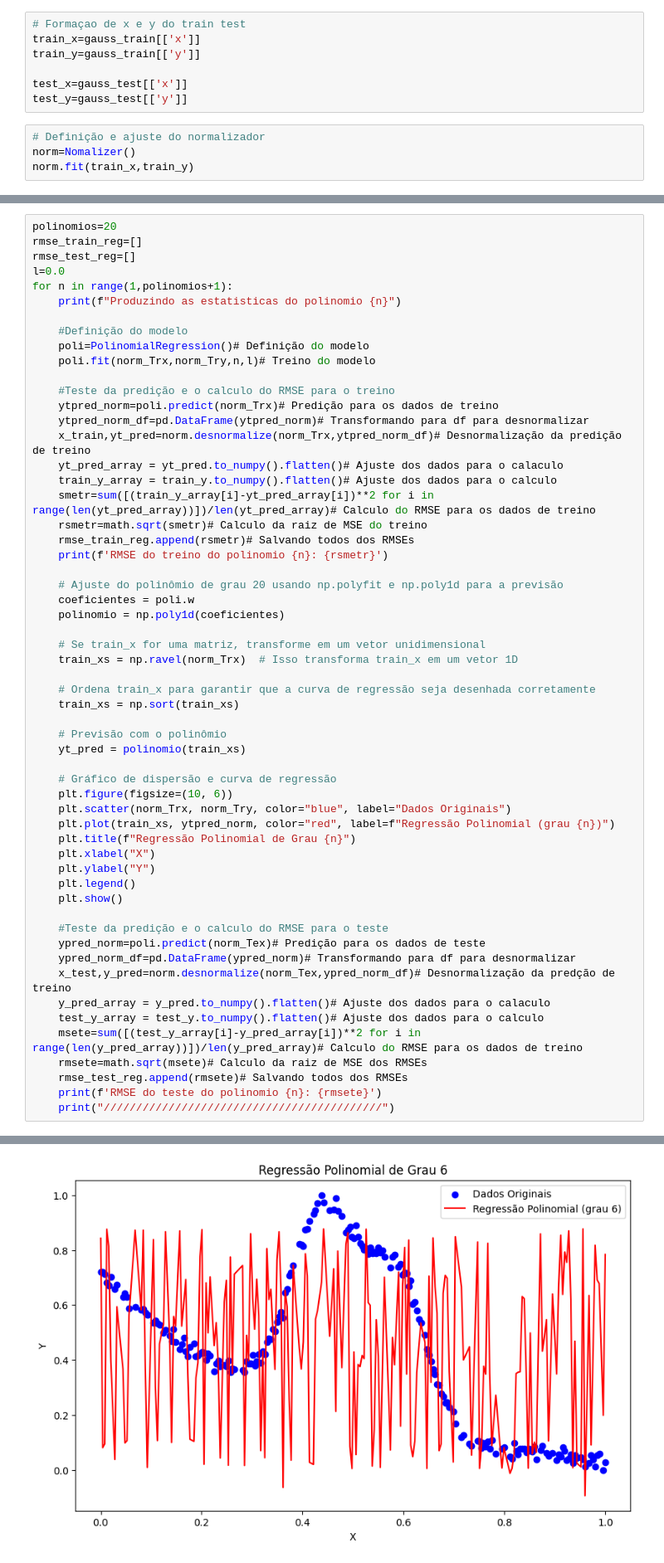
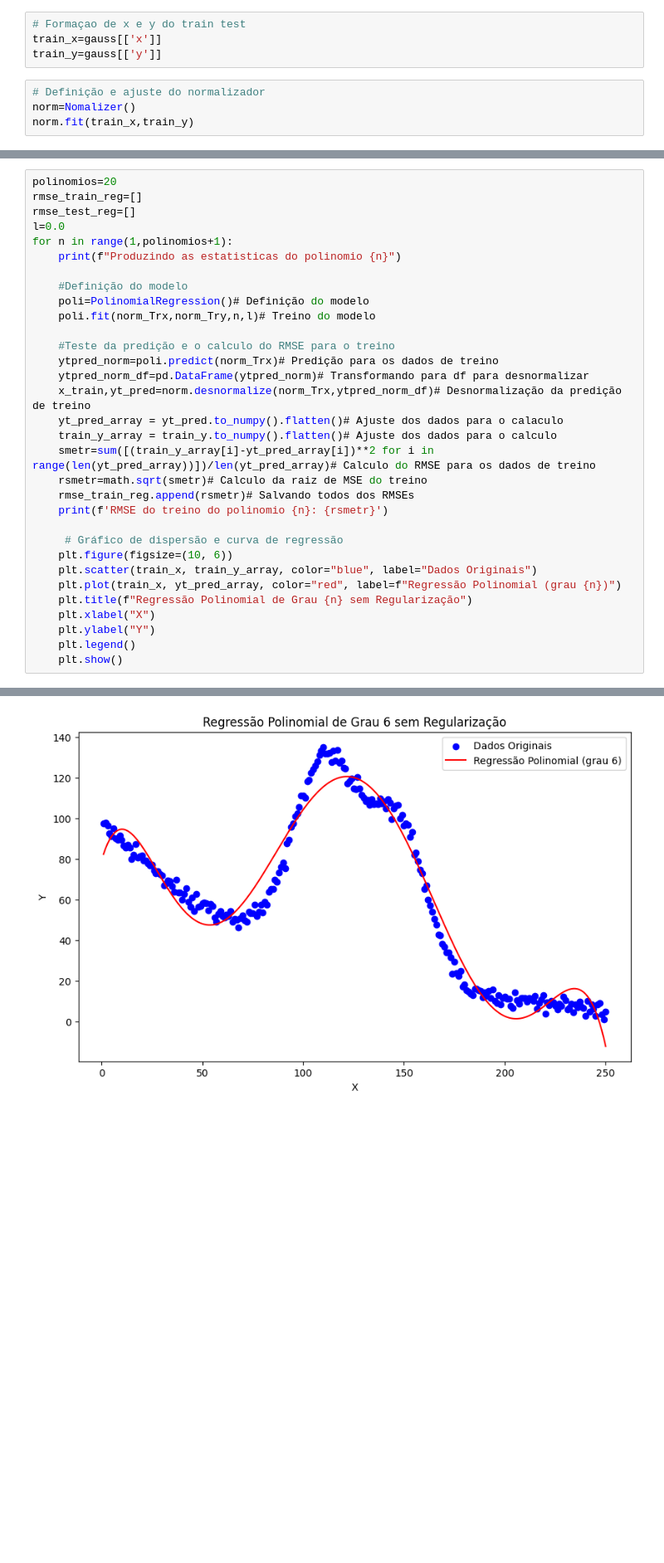
Before and after one commit to J0hnV1ct0r/Rpad, a Jupyter notebook: Regressao_polinomial.ipynb, the cells around one changed output, grey strips where cells are left out. Shown at 83% size. Saved outputs shown, nothing was run; the diff lists cells and outputs as text; blank space fills up the shorter version.

```diff
--- a/Regressao_polinomial.ipynb
+++ b/Regressao_polinomial.ipynb
@@ -301,10 +296,7 @@ gauss_test=gauss_test.reset_index(drop=True)
 # %%
 # Formaçao de x e y do train test
-train_x=gauss_train[['x']]
-train_y=gauss_train[['y']]
-
-test_x=gauss_test[['x']]
-test_y=gauss_test[['y']]
+train_x=gauss[['x']]
+train_y=gauss[['y']]
 # %%
 # Definição e ajuste do normalizador
 norm=Nomalizer()
@@ -336,39 +327,14 @@ for n in range(1,polinomios+1):
     rmse_train_reg.append(rsmetr)# Salvando todos dos RMSEs
     print(f'RMSE do treino do polinomio {n}: {rsmetr}')
 
-    # Ajuste do polinômio de grau 20 usando np.polyfit e np.poly1d para a previsão
-    coeficientes = poli.w
-    polinomio = np.poly1d(coeficientes)
-
-    # Se train_x for uma matriz, transforme em um vetor unidimensional
-    train_xs = np.ravel(norm_Trx)  # Isso transforma train_x em um vetor 1D
-
-    # Ordena train_x para garantir que a curva de regressão seja desenhada corretamente
-    train_xs = np.sort(train_xs)
-
-    # Previsão com o polinômio
-    yt_pred = polinomio(train_xs)
-
-    # Gráfico de dispersão e curva de regressão
+     # Gráfico de dispersão e curva de regressão
     plt.figure(figsize=(10, 6))
-    plt.scatter(norm_Trx, norm_Try, color="blue", label="Dados Originais")
-    plt.plot(train_xs, ytpred_norm, color="red", label=f"Regressão Polinomial (grau {n})")
-    plt.title(f"Regressão Polinomial de Grau {n}")
+    plt.scatter(train_x, train_y_array, color="blue", label="Dados Originais")
+    plt.plot(train_x, yt_pred_array, color="red", label=f"Regressão Polinomial (grau {n})")
+    plt.title(f"Regressão Polinomial de Grau {n} sem Regularização")
     plt.xlabel("X")
     plt.ylabel("Y")
     plt.legend()
     plt.show()
-
-    #Teste da predição e o calculo do RMSE para o teste
-    ypred_norm=poli.predict(norm_Tex)# Predição para os dados de teste
-    ypred_norm_df=pd.DataFrame(ypred_norm)# Transformando para df para desnormalizar
-    x_test,y_pred=norm.desnormalize(norm_Tex,ypred_norm_df)# Desnormalização da predção de treino
-    y_pred_array = y_pred.to_numpy().flatten()# Ajuste dos dados para o calaculo
-    test_y_array = test_y.to_numpy().flatten()# Ajuste dos dados para o calculo
-    msete=sum([(test_y_array[i]-y_pred_array[i])**2 for i in range(len(y_pred_array))])/len(y_pred_array)# Calculo do RMSE para os dados de treino
-    rmsete=math.sqrt(msete)# Calculo da raiz de MSE dos RMSEs
-    rmse_test_reg.append(rmsete)# Salvando todos dos RMSEs
-    print(f'RMSE do teste do polinomio {n}: {rmsete}')
-    print("///////////////////////////////////////////")
 # %% [output]
 Produzindo as estatisticas do polinomio 1
@@ -401 +357 @@ RMSE do treino do polinomio 6: 8.335317154063404
-[figure, old version]
+[figure, new version]
```
Also changed, not shown: parts of 7 cells of this notebook, 45 other files.
